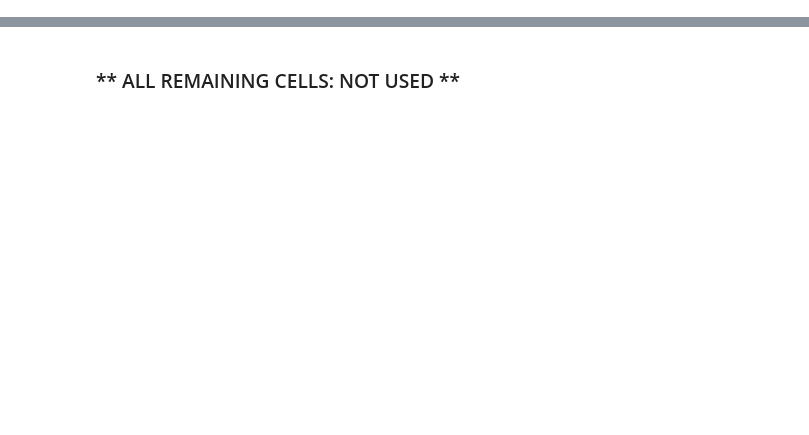
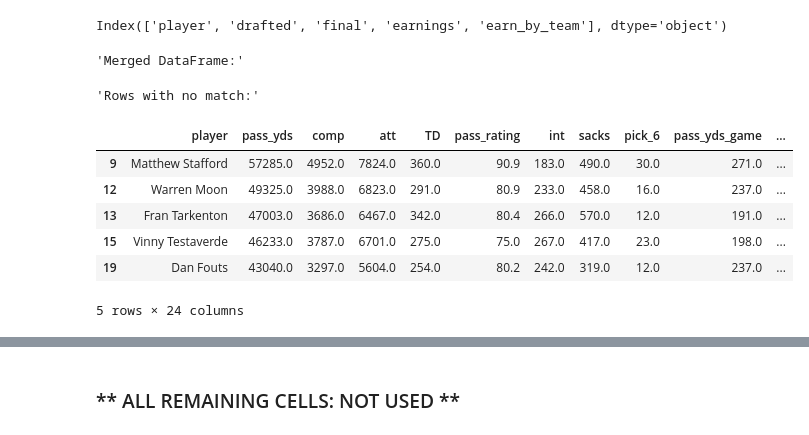
Before and after one commit to willablackmon/nfl_quarterback_draft, a Jupyter notebook: Data_Cleaning/nfl_career_statistics.ipynb, the cells around one changed output, grey strips where cells are left out. Drawn from its saved outputs; the diff is of its cells as text; code cells hidden in the pictures; blank space fills up the shorter version.

Commit message:
updating nfl_career_statistics.ipynb and .csv

```diff
--- a/Data_Cleaning/nfl_career_statistics.ipynb
+++ b/Data_Cleaning/nfl_career_statistics.ipynb
@@ -544,0 +90,38 @@ FileNotFoundError: [WinError 2] The system cannot find the file specified: '../D
+# %%
+# Rename columns in earnings_df player, earnings, and earnings by team:
+
+earnings_df.rename(columns={'Player': 'player',
+                            'Year_Drafted': 'drafted',
+                            'Year_Final': 'final',
+                            'Career Earnings (millions)': 'earnings',
+                            'Earnings By Team Dict': 'earn_by_team'},
+                            inplace=True)
+
+earnings_df.drop('Cap-Inflated Earnings (millions)',axis=1, inplace=True)
+print(earnings_df.columns)
+# %% [output]
+Index(['player', 'drafted', 'final', 'earnings', 'earn_by_team'], dtype='object')
+# %%
+# Merge and check for non-both columns
+
+# Merge the DataFrames
+merged_df = pd.merge(pro_df, earnings_df, on='player', how='outer', indicator=True)
+
+# Display where matches weren't found in either DataFrame
+no_match = merged_df[merged_df['_merge'] != 'both']
+
+# Display the merged DataFrame and no_match DataFrame
+display("Merged DataFrame:")
+
+display("Rows with no match:")
+display(no_match.head())
+# %% [output]
+'Merged DataFrame:'
+'Rows with no match:'
+|  | player | pass_yds | comp | att | TD | pass_rating | int | sacks | pick_6 | pass_yds_game | ... |
+| 9 | Matthew Stafford | 57285.0 | 4952.0 | 7824.0 | 360.0 | 90.9 | 183.0 | 490.0 | 30.0 | 271.0 | ... |
+| 12 | Warren Moon | 49325.0 | 3988.0 | 6823.0 | 291.0 | 80.9 | 233.0 | 458.0 | 16.0 | 237.0 | ... |
+| 13 | Fran Tarkenton | 47003.0 | 3686.0 | 6467.0 | 342.0 | 80.4 | 266.0 | 570.0 | 12.0 | 191.0 | ... |
+| 15 | Vinny Testaverde | 46233.0 | 3787.0 | 6701.0 | 275.0 | 75.0 | 267.0 | 417.0 | 23.0 | 198.0 | ... |
+| 19 | Dan Fouts | 43040.0 | 3297.0 | 5604.0 | 254.0 | 80.2 | 242.0 | 319.0 | 12.0 | 237.0 | ... |
+5 rows × 24 columns
```
Also changed, not shown: parts of 37 cells of this notebook, 1 other file.
